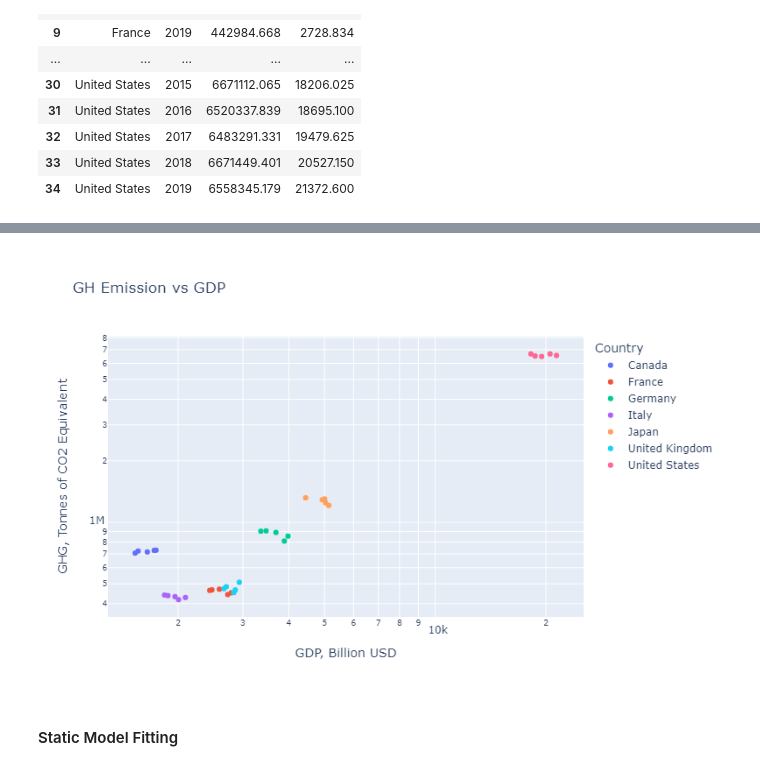
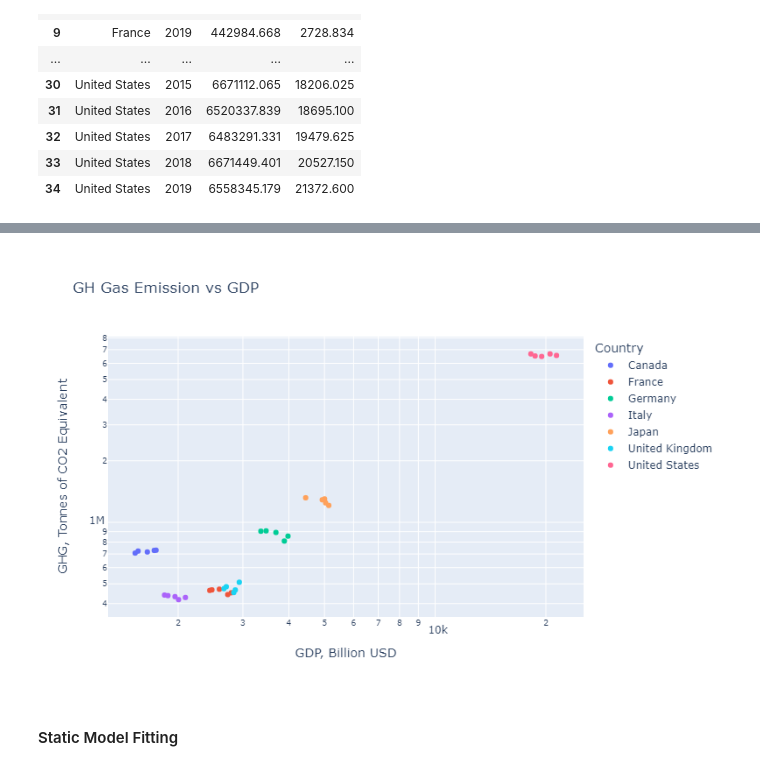
Before and after one commit to yeununchoo/GHGEmission, a Jupyter notebook: src/Weekly_GHG.ipynb, the cells around one changed output, grey strips where cells are left out. Drawn from its saved outputs; the diff is of its cells as text; code cells hidden in the pictures.

```diff
--- a/src/Weekly_GHG.ipynb
+++ b/src/Weekly_GHG.ipynb
@@ -244,7 +244,7 @@ fig01 = px.scatter(df_static,
                    hover_data = ["Year"],
                    log_x = True,
                    log_y = True,
-                   title = "GH Emission vs GDP",
+                   title = "GH Gas Emission vs GDP",
                    labels={'GDP':'GDP, Billion USD',
                            'GHG':'GHG, Tonnes of CO2 Equivalent'},
                    height = 500,
@@ -256,4 +255,4 @@ fig01.show()
-[figure, old version]
+[figure, new version]
 # %% [markdown]
 #### Static Model Fitting
 # %%
```
Also changed, not shown: parts of 9 cells of this notebook, 1 other file.
